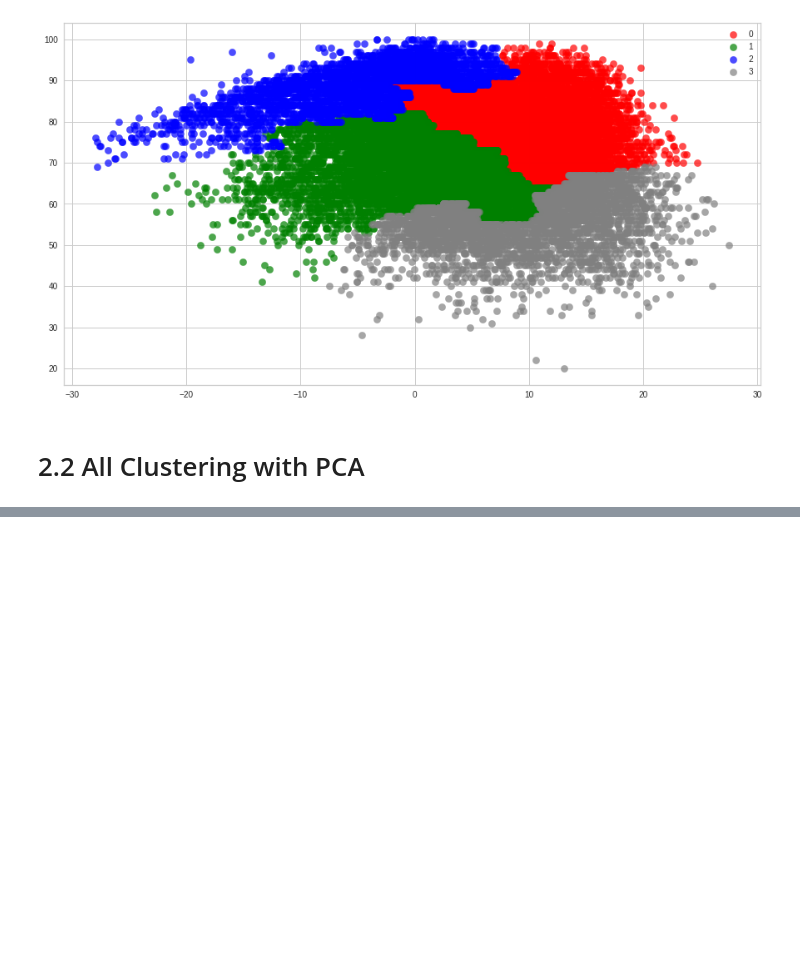
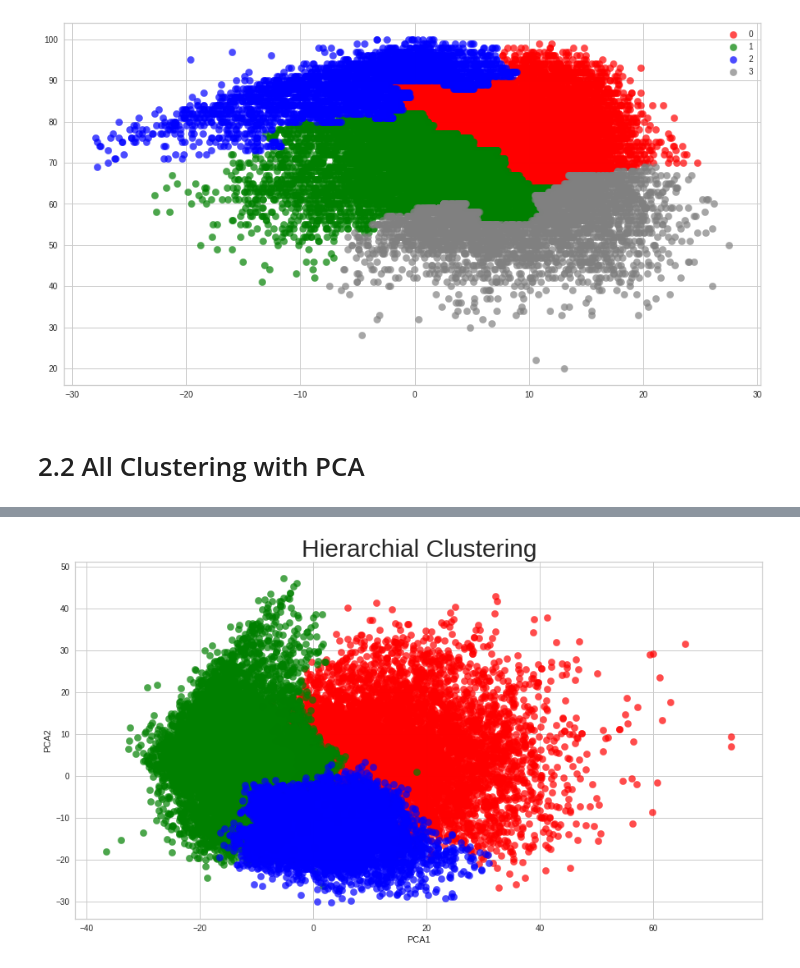
Before and after one commit to Badar97/Progetto_DataScience, a Jupyter notebook: Clustering.ipynb, the cells around one changed output, grey strips where cells are left out. Cells and saved outputs as stored; diff of their text form; code cells hidden in the pictures; blank space fills up the shorter version.

```diff
--- a/Clustering.ipynb
+++ b/Clustering.ipynb
@@ -272,0 +346,19 @@ plt.show()
+# %%
+mod = AgglomerativeClustering(n_clusters = 3, linkage="ward")
+
+y = mod.fit_predict(x_All)
+
+
+plt.figure(figsize=(15,8))
+plt.title('Hierarchial Clustering', fontsize = 30)
+
+
+for i in range(3):
+  plt.scatter(pca_x[y == i, 0], pca_x[y == i, 1], s = 70, c = colors[i], alpha=.7)
+
+
+plt.xlabel('PCA1')
+plt.ylabel('PCA2')
+plt.legend()
+plt.show()
+# %% [output]
@@ -272,0 +366 @@ plt.show()
+[figure, added]
```
Also changed, not shown: parts of 9 cells of this notebook.
